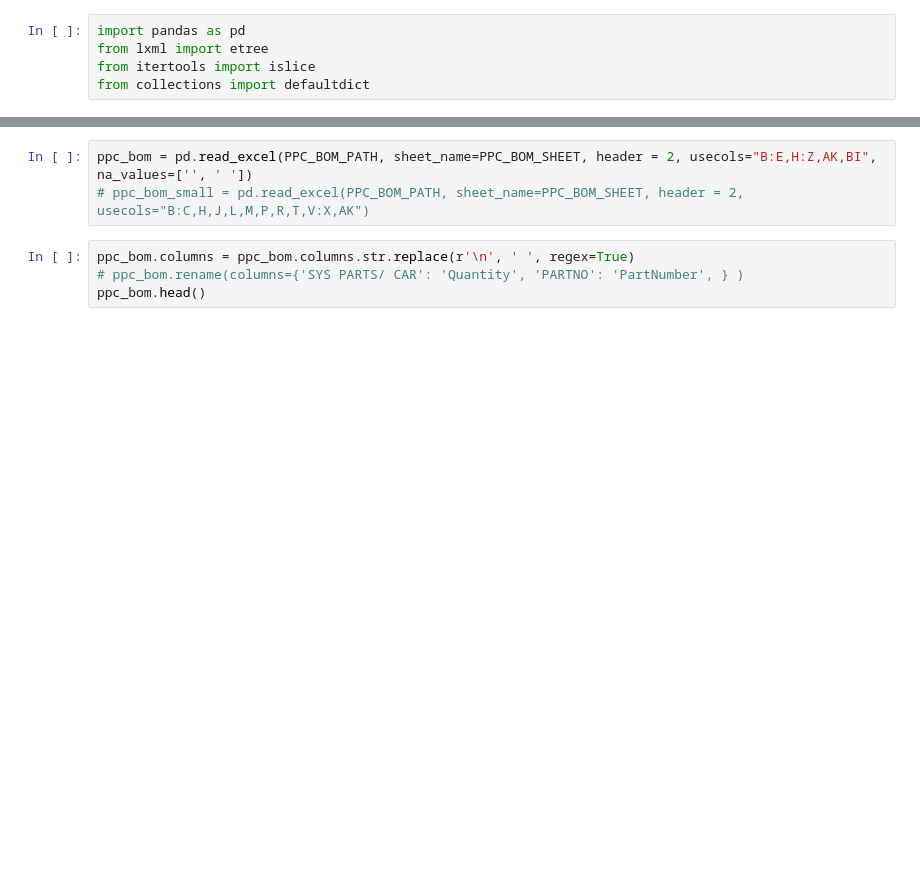
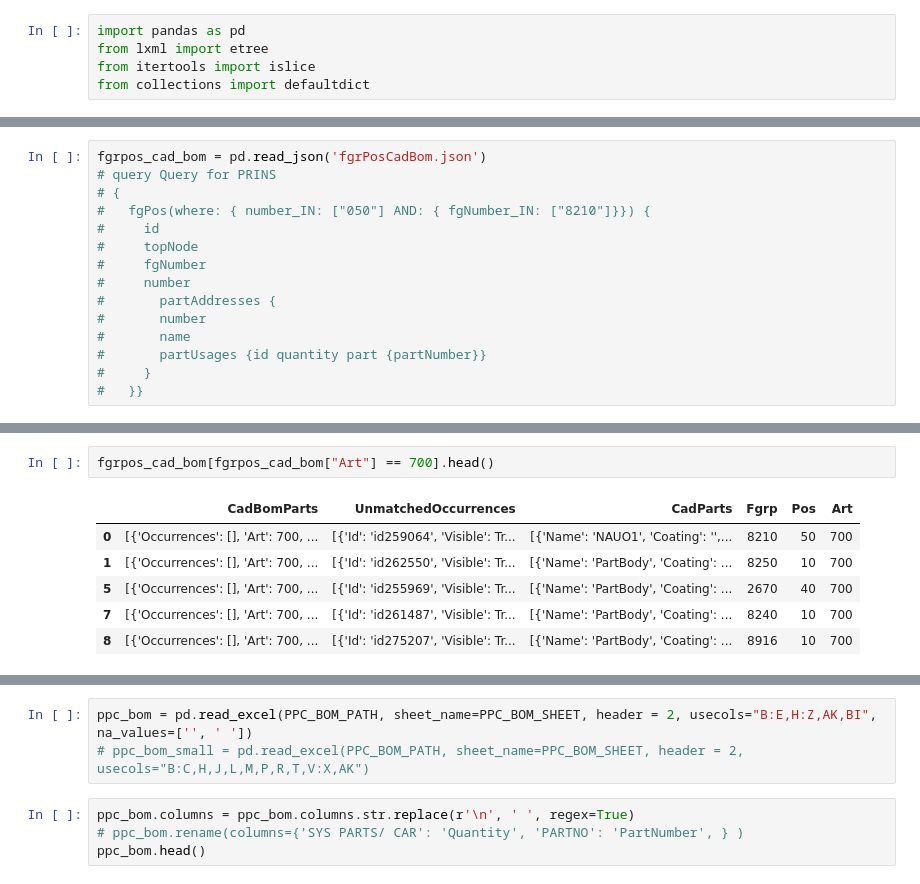
Before and after one commit to MartinIsaksson/bom_parser, a Jupyter notebook: ppc_parser.ipynb, the cells around one changed output, grey strips where cells are left out. Cells and saved outputs as stored; diff of their text form; blank space fills up the shorter version.

```diff
--- a/ppc_parser.ipynb
+++ b/ppc_parser.ipynb
@@ -24,0 +26,15 @@ PPC_CLEANED_BOM_PATH = 'ppc_bom_cleaned.csv'
+# %%
+fgrpos_cad_bom = pd.read_json('fgrPosCadBom.json')
+# query Query for PRINS
+# {
+#   fgPos(where: { number_IN: ["050"] AND: { fgNumber_IN: ["8210"]}}) {
+#     id
+#     topNode
+#     fgNumber
+#     number
+#   	partAddresses {
+#       number
+#       name
+#       partUsages {id quantity part {partNumber}}
+#     }
+#   }}
@@ -24,0 +113,9 @@ PPC_CLEANED_BOM_PATH = 'ppc_bom_cleaned.csv'
+# %%
+fgrpos_cad_bom[fgrpos_cad_bom["Art"] == 700].head()
+# %% [output]
+|  | CadBomParts | UnmatchedOccurrences | CadParts | Fgrp | Pos | Art |
+| 0 | [{'Occurrences': [], 'Art': 700, ... | [{'Id': 'id259064', 'Visible': Tr... | [{'Name': 'NAUO1', 'Coating': '',... | 8210 | 50 | 700 |
+| 1 | [{'Occurrences': [], 'Art': 700, ... | [{'Id': 'id262550', 'Visible': Tr... | [{'Name': 'PartBody', 'Coating': ... | 8250 | 10 | 700 |
+| 5 | [{'Occurrences': [], 'Art': 700, ... | [{'Id': 'id255969', 'Visible': Tr... | [{'Name': 'PartBody', 'Coating': ... | 2670 | 40 | 700 |
+| 7 | [{'Occurrences': [], 'Art': 700, ... | [{'Id': 'id261487', 'Visible': Tr... | [{'Name': 'PartBody', 'Coating': ... | 8240 | 10 | 700 |
+| 8 | [{'Occurrences': [], 'Art': 700, ... | [{'Id': 'id275207', 'Visible': Tr... | [{'Name': 'PartBody', 'Coating': ... | 8916 | 10 | 700 |
```
Also changed, not shown: parts of 25 cells of this notebook, 12 other files.
